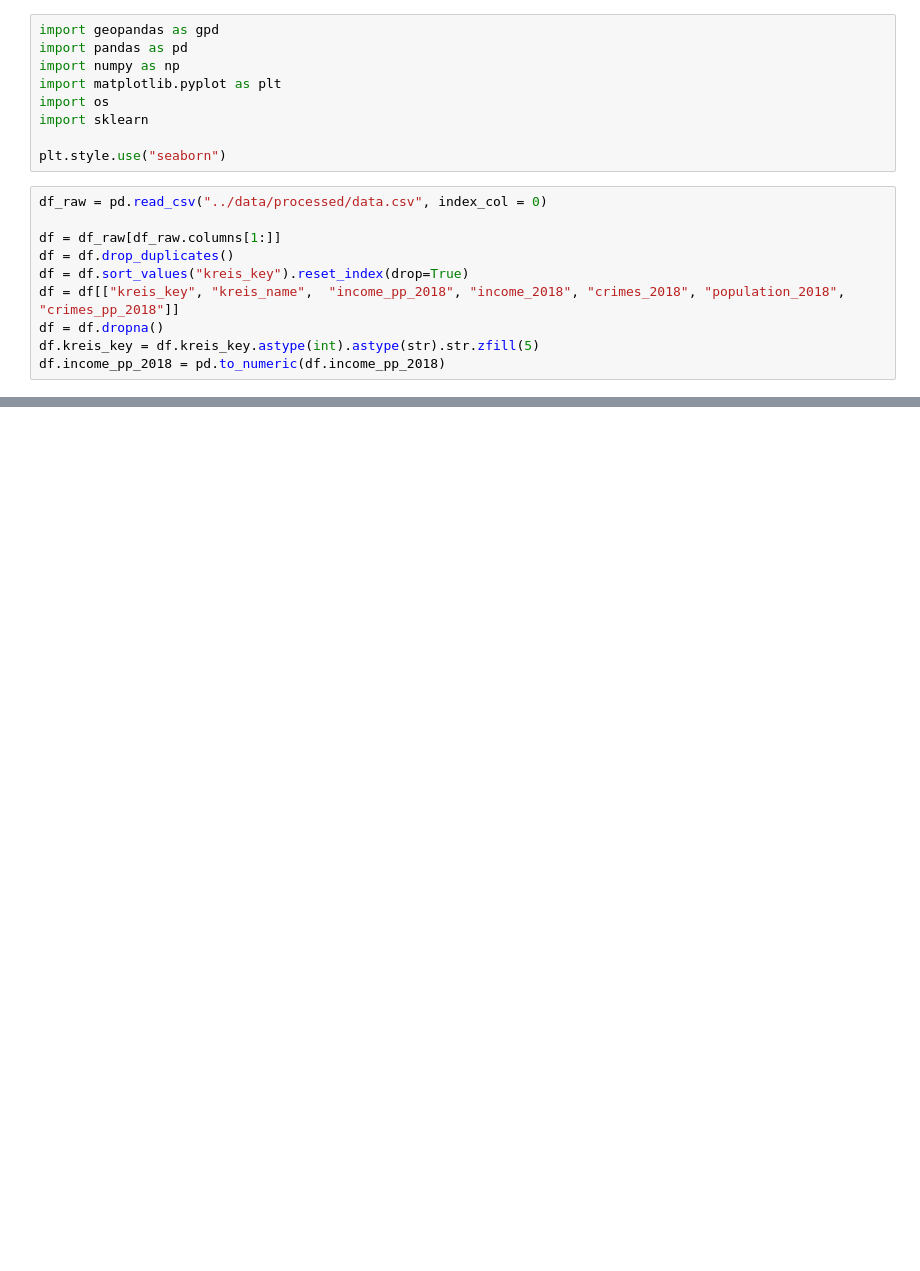
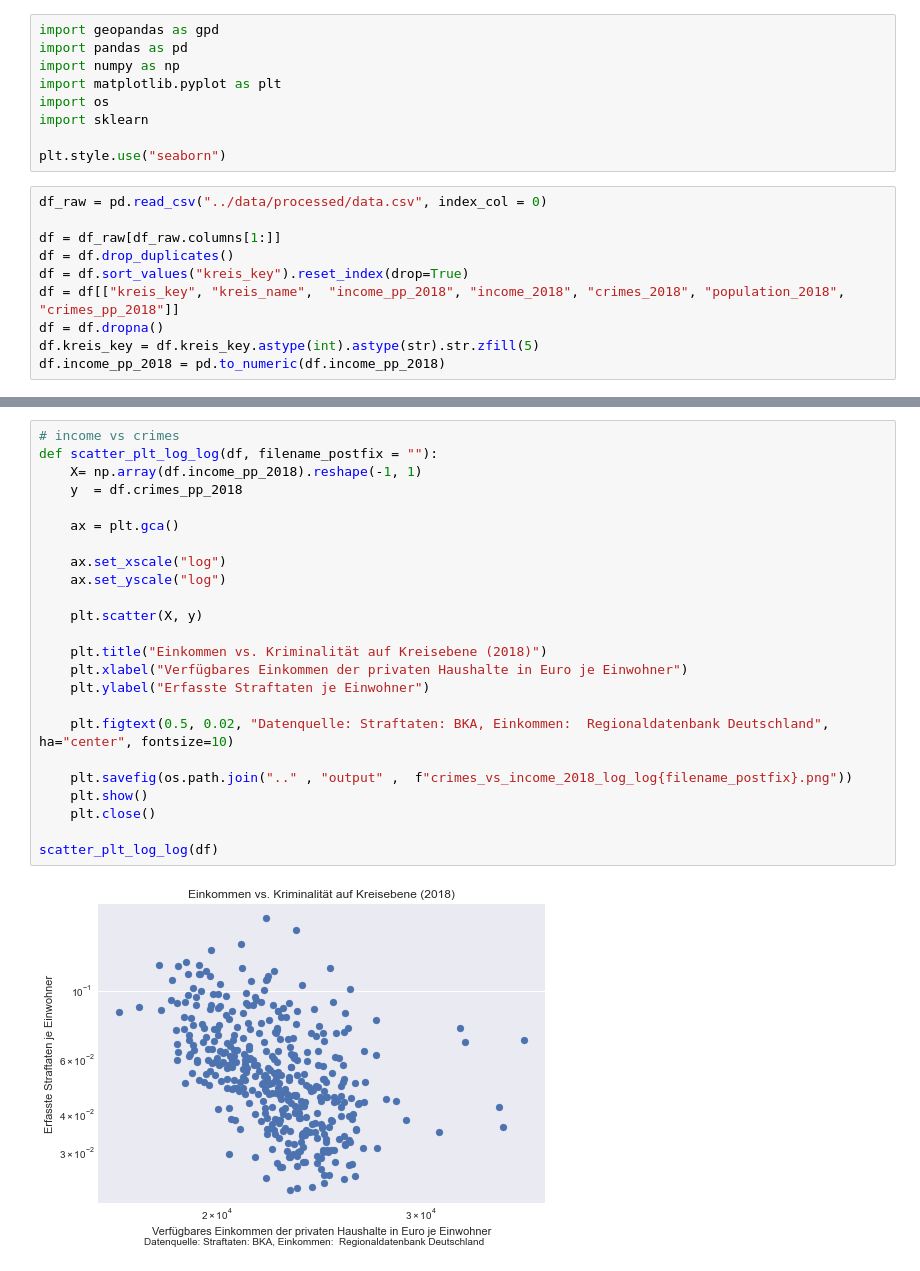
Before and after one commit to dullibri/if_license_plates_could_talk, a Jupyter notebook: notebooks/eda.ipynb, the cells around one changed output, grey strips where cells are left out. Drawn from its saved outputs; the diff is of its cells as text; blank space fills up the shorter version.

```diff
--- a/notebooks/eda.ipynb
+++ b/notebooks/eda.ipynb
@@ -40,0 +44,26 @@ plt.savefig(os.path.join(".." , "output" ,  "crimes_vs_income_2018.png"))
+# %%
+# income vs crimes
+def scatter_plt_log_log(df, filename_postfix = ""):
+    X= np.array(df.income_pp_2018).reshape(-1, 1)
+    y  = df.crimes_pp_2018
+
+    ax = plt.gca()
+
+    ax.set_xscale("log")
+    ax.set_yscale("log")
+
+    plt.scatter(X, y)
+
+    plt.title("Einkommen vs. Kriminalität auf Kreisebene (2018)")
+    plt.xlabel("Verfügbares Einkommen der privaten Haushalte in Euro je Einwohner")
+    plt.ylabel("Erfasste Straftaten je Einwohner")
+
+    plt.figtext(0.5, 0.02, "Datenquelle: Straftaten: BKA, Einkommen:  Regionaldatenbank Deutschland", ha="center", fontsize=10)
+
+    plt.savefig(os.path.join(".." , "output" ,  f"crimes_vs_income_2018_log_log{filename_postfix}.png"))
+    plt.show()
+    plt.close()
+
+scatter_plt_log_log(df)
+# %% [output]
+[figure, added]
```
Also changed, not shown: parts of 3 cells of this notebook, 11 other files.
